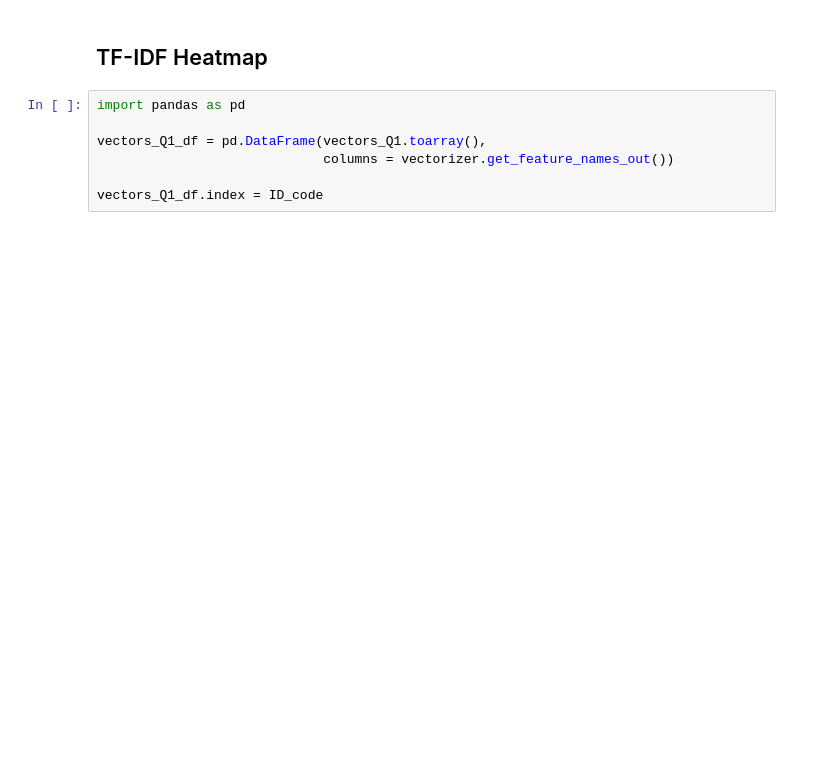
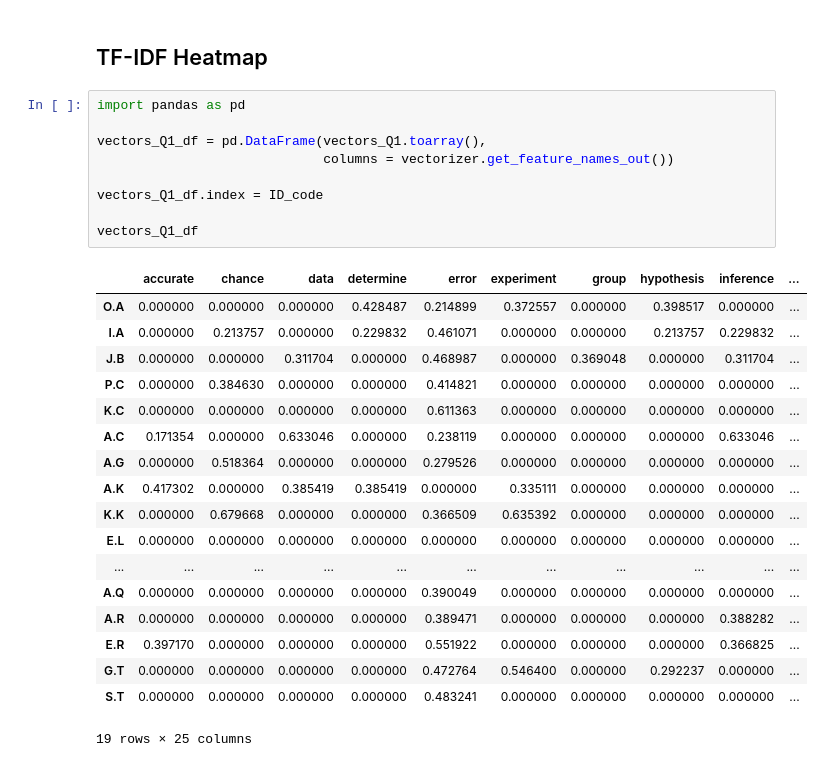
Before and after one commit to IsaiasPrez1003/TF-IDF-Stats-Topic-Modeling, a Jupyter notebook: TF-IDF scripts/TM_Q1.ipynb, the cells around one changed output. Cells and saved outputs as stored; diff of their text form; blank space fills up the shorter version.

```diff
--- a/TF-IDF scripts/TM_Q1.ipynb
+++ b/TF-IDF scripts/TM_Q1.ipynb
@@ -351,10 +354,31 @@ ID: S.T| Keywords: interference, statistics
 # %%
 import pandas as pd
 
 vectors_Q1_df = pd.DataFrame(vectors_Q1.toarray(),
                              columns = vectorizer.get_feature_names_out())
 
 vectors_Q1_df.index = ID_code
+
+vectors_Q1_df
+# %% [output]
+|  | accurate | chance | data | determine | error | experiment | group | hypothesis | inference | ... |
+| O.A | 0.000000 | 0.000000 | 0.000000 | 0.428487 | 0.214899 | 0.372557 | 0.000000 | 0.398517 | 0.000000 | ... |
+| I.A | 0.000000 | 0.213757 | 0.000000 | 0.229832 | 0.461071 | 0.000000 | 0.000000 | 0.213757 | 0.229832 | ... |
+| J.B | 0.000000 | 0.000000 | 0.311704 | 0.000000 | 0.468987 | 0.000000 | 0.369048 | 0.000000 | 0.311704 | ... |
+| P.C | 0.000000 | 0.384630 | 0.000000 | 0.000000 | 0.414821 | 0.000000 | 0.000000 | 0.000000 | 0.000000 | ... |
+| K.C | 0.000000 | 0.000000 | 0.000000 | 0.000000 | 0.611363 | 0.000000 | 0.000000 | 0.000000 | 0.000000 | ... |
+| A.C | 0.171354 | 0.000000 | 0.633046 | 0.000000 | 0.238119 | 0.000000 | 0.000000 | 0.000000 | 0.633046 | ... |
+| A.G | 0.000000 | 0.518364 | 0.000000 | 0.000000 | 0.279526 | 0.000000 | 0.000000 | 0.000000 | 0.000000 | ... |
+| A.K | 0.417302 | 0.000000 | 0.385419 | 0.385419 | 0.000000 | 0.335111 | 0.000000 | 0.000000 | 0.000000 | ... |
+| K.K | 0.000000 | 0.679668 | 0.000000 | 0.000000 | 0.366509 | 0.635392 | 0.000000 | 0.000000 | 0.000000 | ... |
+| E.L | 0.000000 | 0.000000 | 0.000000 | 0.000000 | 0.000000 | 0.000000 | 0.000000 | 0.000000 | 0.000000 | ... |
+| ... | ... | ... | ... | ... | ... | ... | ... | ... | ... | ... |
+| A.Q | 0.000000 | 0.000000 | 0.000000 | 0.000000 | 0.390049 | 0.000000 | 0.000000 | 0.000000 | 0.000000 | ... |
+| A.R | 0.000000 | 0.000000 | 0.000000 | 0.000000 | 0.389471 | 0.000000 | 0.000000 | 0.000000 | 0.388282 | ... |
+| E.R | 0.397170 | 0.000000 | 0.000000 | 0.000000 | 0.551922 | 0.000000 | 0.000000 | 0.000000 | 0.366825 | ... |
+| G.T | 0.000000 | 0.000000 | 0.000000 | 0.000000 | 0.472764 | 0.546400 | 0.000000 | 0.292237 | 0.000000 | ... |
+| S.T | 0.000000 | 0.000000 | 0.000000 | 0.000000 | 0.483241 | 0.000000 | 0.000000 | 0.000000 | 0.000000 | ... |
+19 rows × 25 columns
 # %%
 import seaborn as sns
 import matplotlib.pyplot as plt
```
Also changed, not shown: parts of 7 cells of this notebook, 2 other files.
